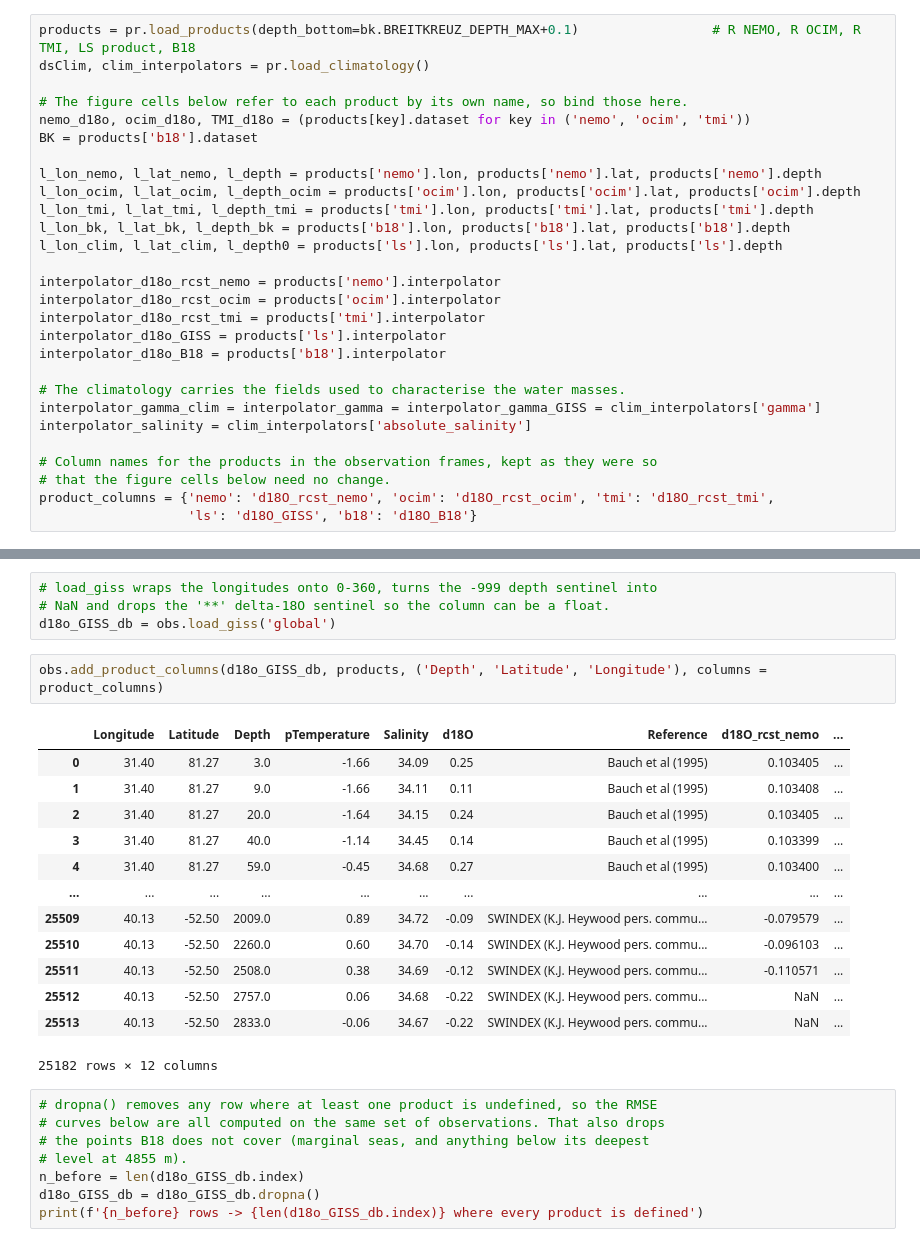
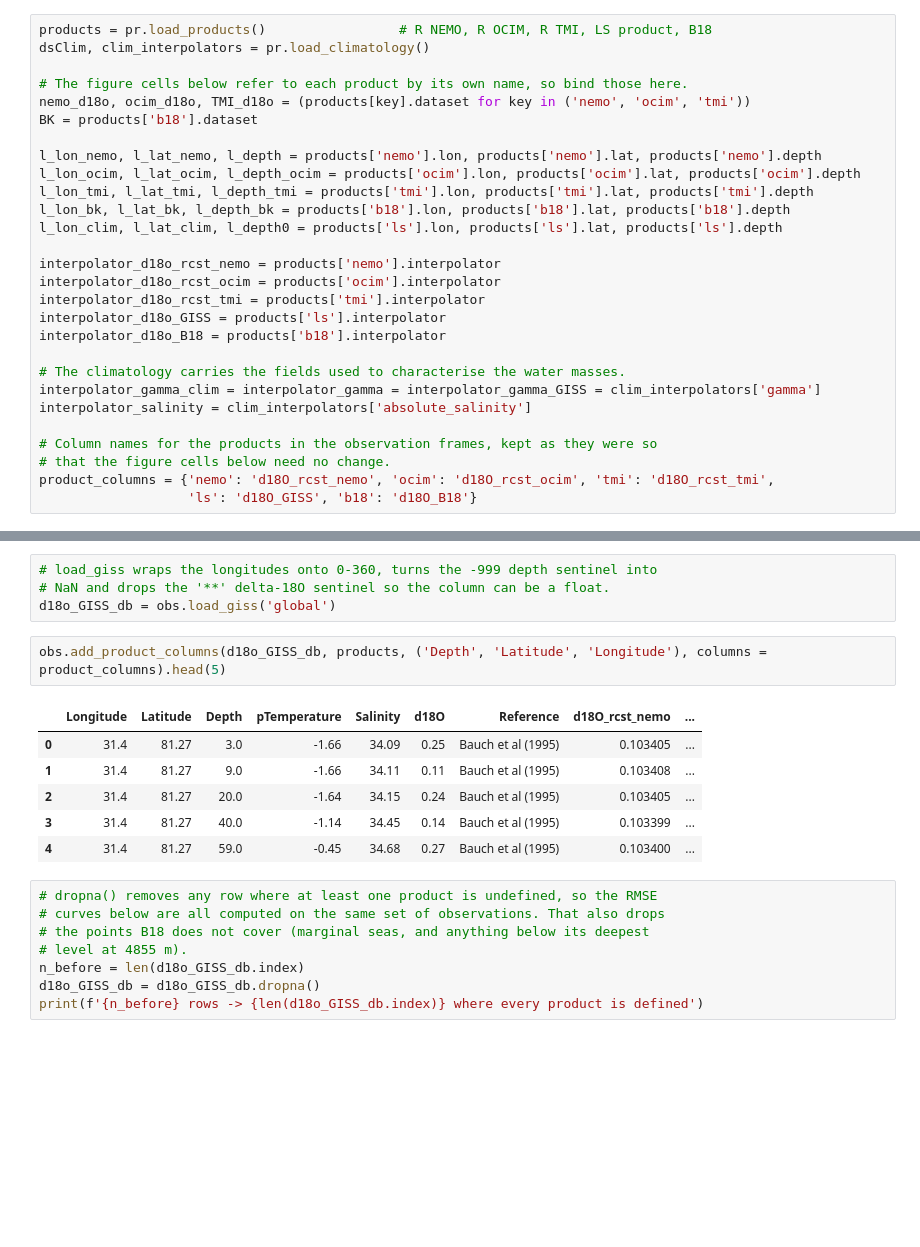
Before and after one commit to brumillet/d18o-southern-ocean, a Jupyter notebook: notebooks/evaluation_reconstructions.ipynb, the cells around one changed output, grey strips where cells are left out. Drawn from its saved outputs; the diff is of its cells as text; blank space fills up the shorter version.

```diff
--- a/notebooks/evaluation_reconstructions.ipynb
+++ b/notebooks/evaluation_reconstructions.ipynb
@@ -36,7 +39,7 @@ fig_path = config.figure_dir('evaluation')    # created on first use
 # %% [markdown]
 ## Open the d18o products
 # %%
-products = pr.load_products(depth_bottom=bk.BREITKREUZ_DEPTH_MAX+0.1)                 # R NEMO, R OCIM, R TMI, LS product, B18
+products = pr.load_products()                 # R NEMO, R OCIM, R TMI, LS product, B18
 dsClim, clim_interpolators = pr.load_climatology()
 
 # The figure cells below refer to each product by its own name, so bind those here.
@@ -79,21 +82,14 @@ $f(d) = \sqrt{\sum_{d_i \geq d} (\delta^{18}O_{sw}(d_i) - \delta^{18}O_{p}(d_i))
 # NaN and drops the '**' delta-18O sentinel so the column can be a float.
 d18o_GISS_db = obs.load_giss('global')
 # %%
-obs.add_product_columns(d18o_GISS_db, products, ('Depth', 'Latitude', 'Longitude'), columns = product_columns)
+obs.add_product_columns(d18o_GISS_db, products, ('Depth', 'Latitude', 'Longitude'), columns = product_columns).head(5)
 # %% [output]
 |  | Longitude | Latitude | Depth | pTemperature | Salinity | d18O | Reference | d18O_rcst_nemo | ... |
-| 0 | 31.40 | 81.27 | 3.0 | -1.66 | 34.09 | 0.25 | Bauch et al (1995) | 0.103405 | ... |
-| 1 | 31.40 | 81.27 | 9.0 | -1.66 | 34.11 | 0.11 | Bauch et al (1995) | 0.103408 | ... |
-| 2 | 31.40 | 81.27 | 20.0 | -1.64 | 34.15 | 0.24 | Bauch et al (1995) | 0.103405 | ... |
-| 3 | 31.40 | 81.27 | 40.0 | -1.14 | 34.45 | 0.14 | Bauch et al (1995) | 0.103399 | ... |
-| 4 | 31.40 | 81.27 | 59.0 | -0.45 | 34.68 | 0.27 | Bauch et al (1995) | 0.103400 | ... |
-| ... | ... | ... | ... | ... | ... | ... | ... | ... | ... |
-| 25509 | 40.13 | -52.50 | 2009.0 | 0.89 | 34.72 | -0.09 | SWINDEX (K.J. Heywood pers. commu... | -0.079579 | ... |
-| 25510 | 40.13 | -52.50 | 2260.0 | 0.60 | 34.70 | -0.14 | SWINDEX (K.J. Heywood pers. commu... | -0.096103 | ... |
-| 25511 | 40.13 | -52.50 | 2508.0 | 0.38 | 34.69 | -0.12 | SWINDEX (K.J. Heywood pers. commu... | -0.110571 | ... |
-| 25512 | 40.13 | -52.50 | 2757.0 | 0.06 | 34.68 | -0.22 | SWINDEX (K.J. Heywood pers. commu... | NaN | ... |
-| 25513 | 40.13 | -52.50 | 2833.0 | -0.06 | 34.67 | -0.22 | SWINDEX (K.J. Heywood pers. commu... | NaN | ... |
+| 0 | 31.4 | 81.27 | 3.0 | -1.66 | 34.09 | 0.25 | Bauch et al (1995) | 0.103405 | ... |
+| 1 | 31.4 | 81.27 | 9.0 | -1.66 | 34.11 | 0.11 | Bauch et al (1995) | 0.103408 | ... |
+| 2 | 31.4 | 81.27 | 20.0 | -1.64 | 34.15 | 0.24 | Bauch et al (1995) | 0.103405 | ... |
+| 3 | 31.4 | 81.27 | 40.0 | -1.14 | 34.45 | 0.14 | Bauch et al (1995) | 0.103399 | ... |
+| 4 | 31.4 | 81.27 | 59.0 | -0.45 | 34.68 | 0.27 | Bauch et al (1995) | 0.103400 | ... |
-25182 rows × 12 columns
 # %%
 # dropna() removes any row where at least one product is undefined, so the RMSE
 # curves below are all computed on the same set of observations. That also drops
```
Also changed, not shown: parts of 5 cells of this notebook, 1 other file.
